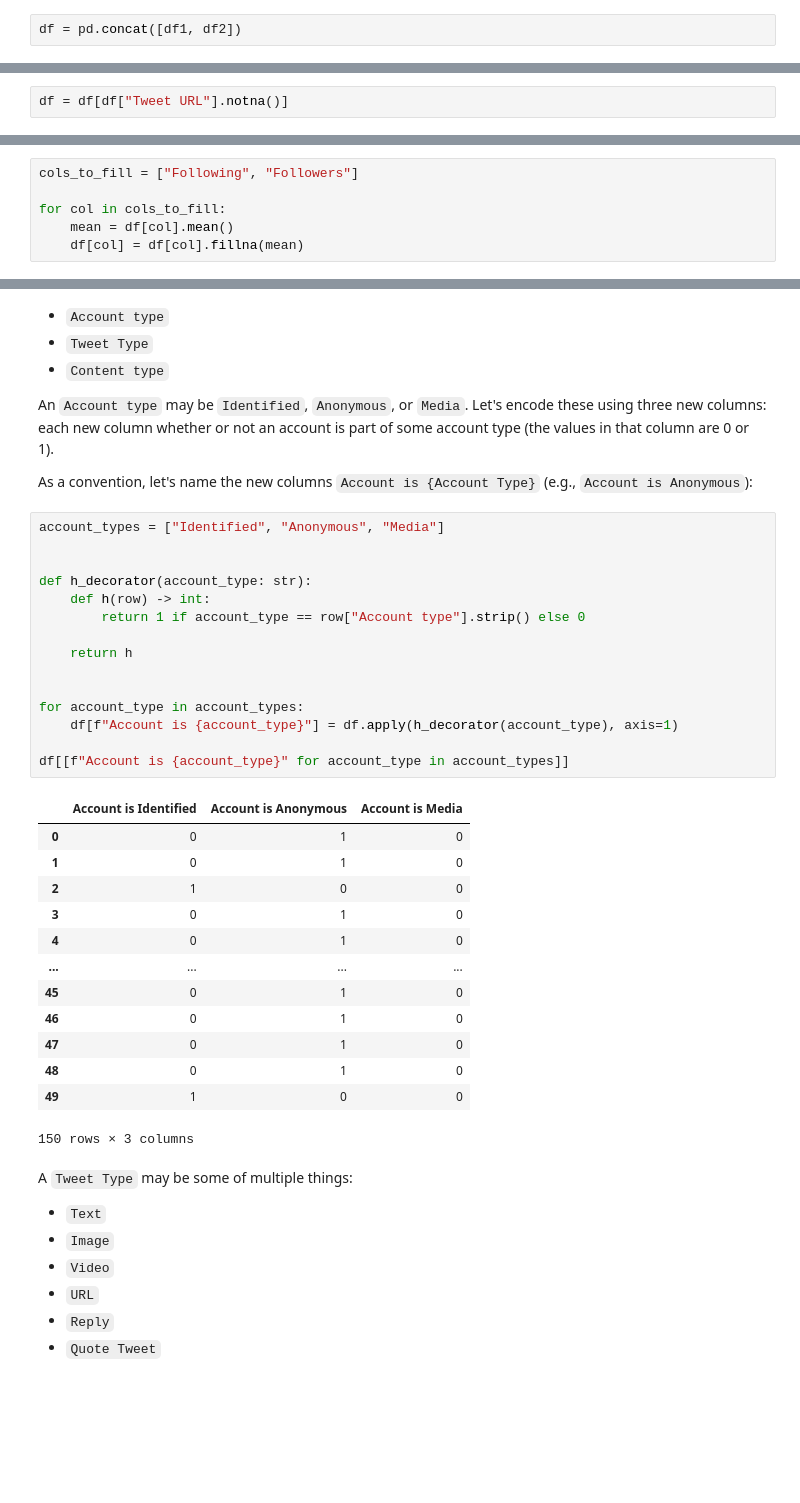
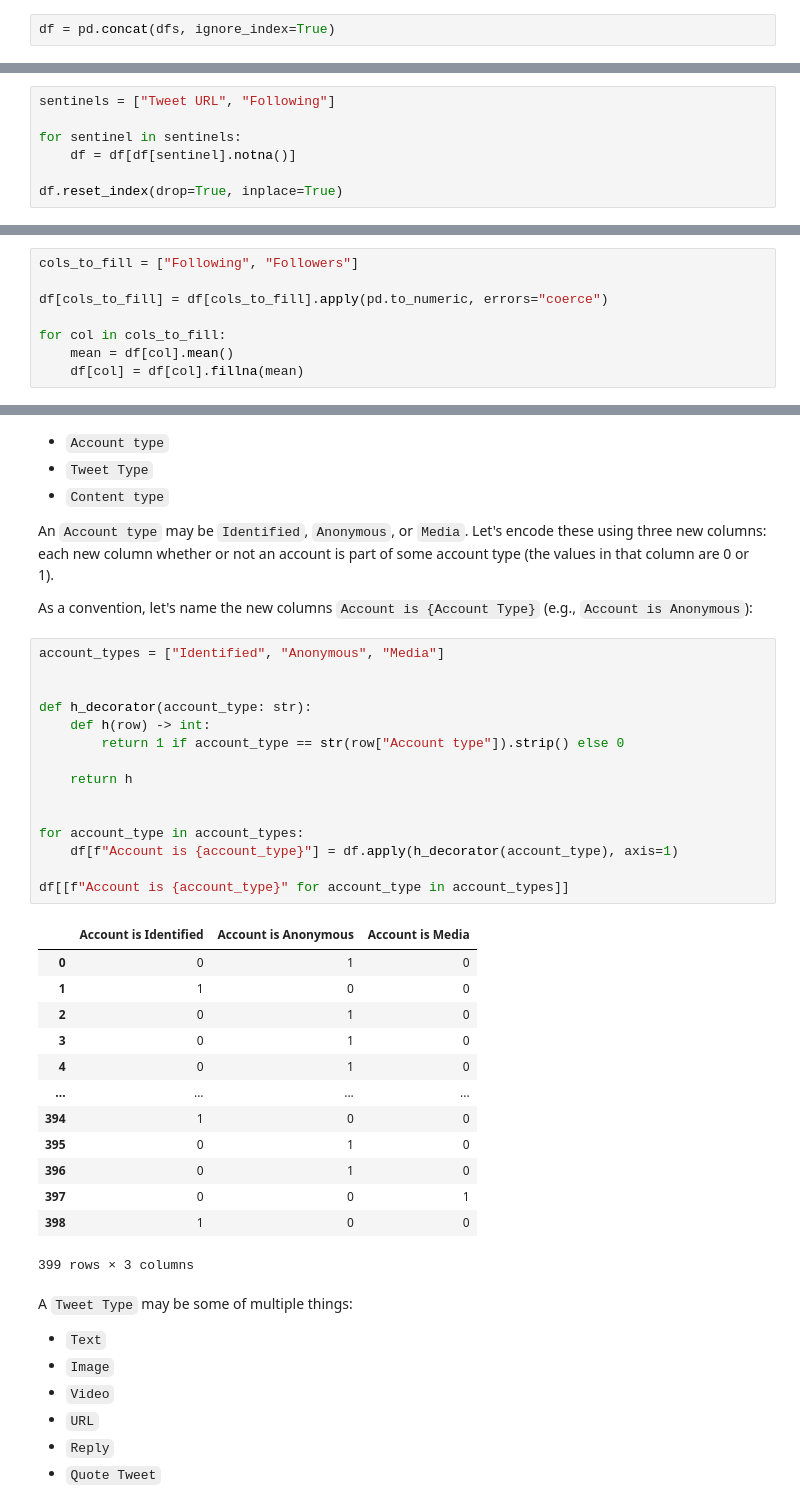
Before and after one commit to daryll-ko/cs132-main, a Jupyter notebook: explorer/data_exploration.ipynb, the cells around one changed output, grey strips where cells are left out. Cells and saved outputs as stored; diff of their text form; blank space fills up the shorter version.

```diff
--- a/explorer/data_exploration.ipynb
+++ b/explorer/data_exploration.ipynb
@@ -52,5 +44,5 @@ There are two CSV files (and DataFrames) because our data is split into two shee
 # %%
-df = pd.concat([df1, df2])
+df = pd.concat(dfs, ignore_index=True)
 # %% [markdown]
 # Preprocessing
 
@@ -64,7 +56,12 @@ That's...an awful lot of rows for 150 samples; it turns out that the CSV files s
 
 To fix this, let's just filter out the rows that don't have a `Tweet URL` entry:
-# %%
-df = df[df["Tweet URL"].notna()]
+# %%
+sentinels = ["Tweet URL", "Following"]
+
+for sentinel in sentinels:
+    df = df[df[sentinel].notna()]
+
+df.reset_index(drop=True, inplace=True)
 # %% [markdown]
 How many rows do we have now?
 # %%
@@ -165,6 +162,8 @@ To our dismay, we found that for some reason, we didn't include the `Joined`, `F
 `Following` and `Followers` are data points at the ratio level, so we can impute those missing values with the mean of their respective columns:
 # %%
 cols_to_fill = ["Following", "Followers"]
+
+df[cols_to_fill] = df[cols_to_fill].apply(pd.to_numeric, errors="coerce")
 
 for col in cols_to_fill:
     mean = df[col].mean()
@@ -323,32 +347,32 @@ As a convention, let's name the new columns `Account is {Account Type}` (e.g., `
 # %%
 account_types = ["Identified", "Anonymous", "Media"]
 
 
 def h_decorator(account_type: str):
     def h(row) -> int:
-        return 1 if account_type == row["Account type"].strip() else 0
+        return 1 if account_type == str(row["Account type"]).strip() else 0
 
     return h
 
 
 for account_type in account_types:
     df[f"Account is {account_type}"] = df.apply(h_decorator(account_type), axis=1)
 
 df[[f"Account is {account_type}" for account_type in account_types]]
 # %% [output]
 |  | Account is Identified | Account is Anonymous | Account is Media |
 | 0 | 0 | 1 | 0 |
-| 1 | 0 | 1 | 0 |
-| 2 | 1 | 0 | 0 |
+| 1 | 1 | 0 | 0 |
+| 2 | 0 | 1 | 0 |
 | 3 | 0 | 1 | 0 |
 | 4 | 0 | 1 | 0 |
 | ... | ... | ... | ... |
-| 45 | 0 | 1 | 0 |
-| 46 | 0 | 1 | 0 |
-| 47 | 0 | 1 | 0 |
-| 48 | 0 | 1 | 0 |
-| 49 | 1 | 0 | 0 |
+| 394 | 1 | 0 | 0 |
+| 395 | 0 | 1 | 0 |
+| 396 | 0 | 1 | 0 |
+| 397 | 0 | 0 | 1 |
+| 398 | 1 | 0 | 0 |
-150 rows × 3 columns
+399 rows × 3 columns
 # %% [markdown]
 A `Tweet Type` may be some of multiple things:
 
```
Also changed, not shown: parts of 32 cells of this notebook.
